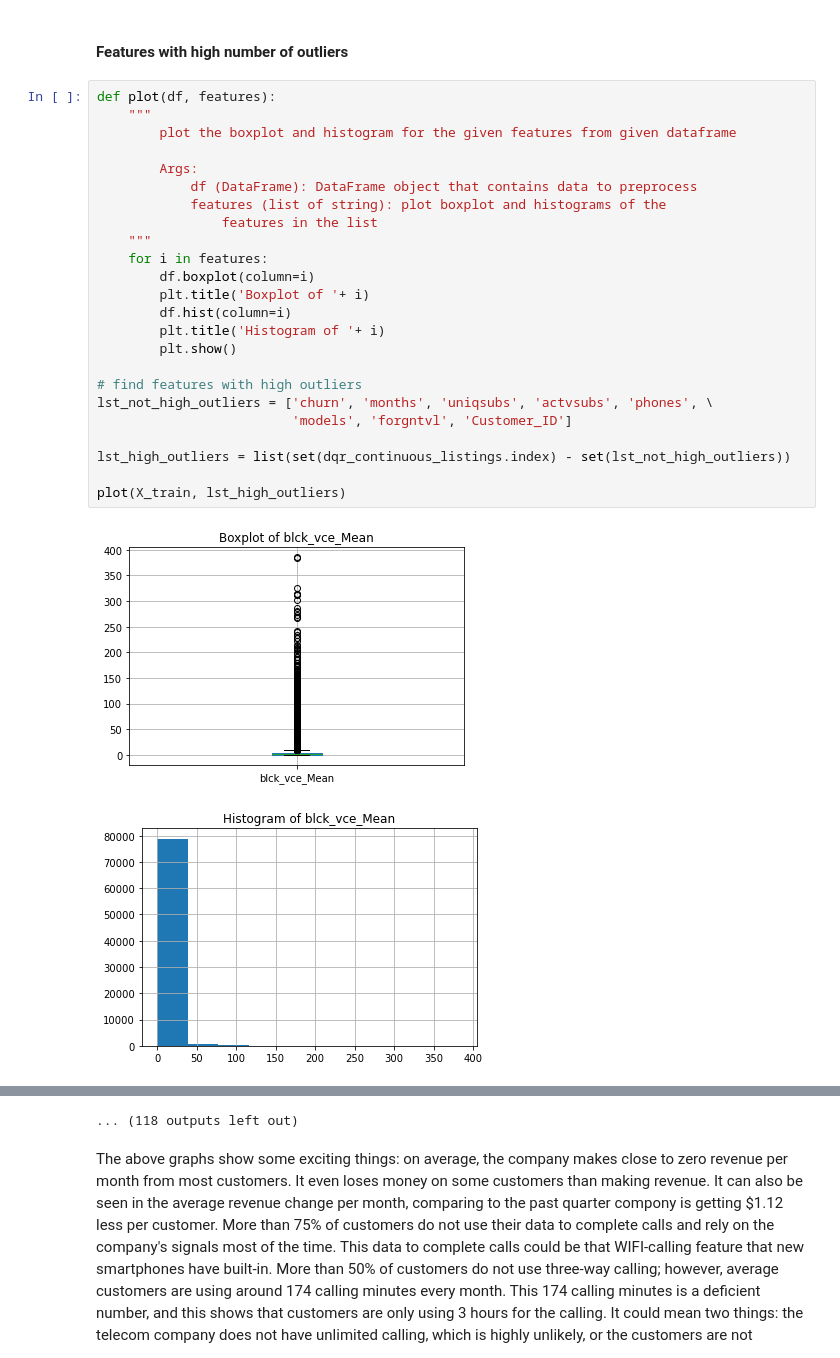
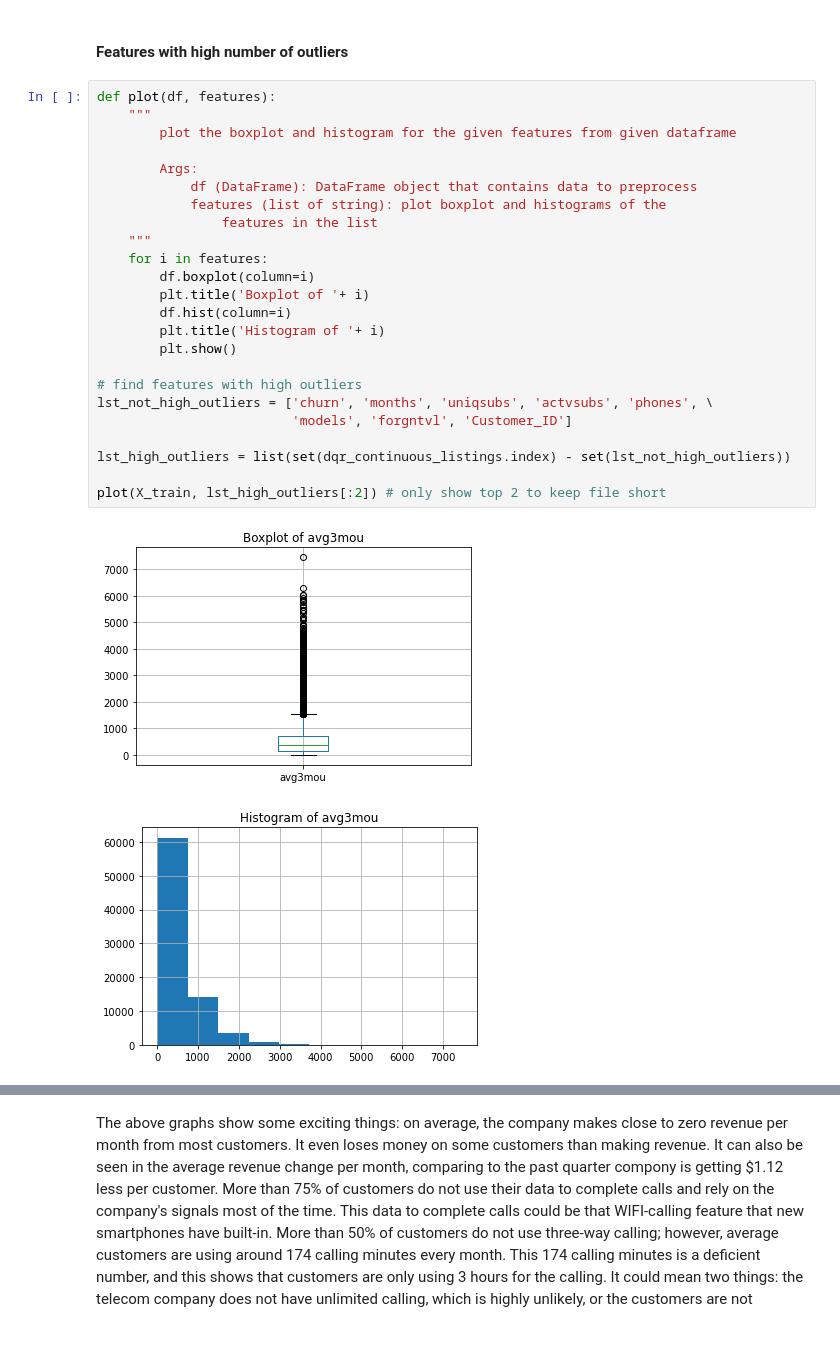
Before and after one commit to ravipatel7003/Customer_Churn, a Jupyter notebook: Churn Prediction.ipynb, the cells around one changed output, grey strips where cells are left out. Drawn from its saved outputs; the diff is of its cells as text.

Commit message:
shorted some outputs

```diff
--- a/Churn Prediction.ipynb
+++ b/Churn Prediction.ipynb
@@ -247,27 +247,27 @@ Some features contain high values, but from the problem domain knowledge, these
 # %%
 def plot(df, features):
     """
         plot the boxplot and histogram for the given features from given dataframe
 
         Args:
             df (DataFrame): DataFrame object that contains data to preprocess
             features (list of string): plot boxplot and histograms of the
                 features in the list
     """
     for i in features:
         df.boxplot(column=i)
         plt.title('Boxplot of '+ i)
         df.hist(column=i)
         plt.title('Histogram of '+ i)
         plt.show()
 
 # find features with high outliers
 lst_not_high_outliers = ['churn', 'months', 'uniqsubs', 'actvsubs', 'phones', \
                          'models', 'forgntvl', 'Customer_ID']
 
 lst_high_outliers = list(set(dqr_continuous_listings.index) - set(lst_not_high_outliers))
 
-plot(X_train, lst_high_outliers)
+plot(X_train, lst_high_outliers[:2]) # only show top 2 to keep file short
 # %% [output]
-[figure, old version]
+[figure, new version]
-[figure, old version]
+[figure, new version]
@@ -284,4 +276,3 @@ plot(X_train, lst_high_outliers)
-... (118 outputs left out)
 # %% [markdown]
 The above graphs show some exciting things: on average, the company makes close to zero revenue per month from most customers. It even loses money on some customers than making revenue. It can also be seen in the average revenue change per month, comparing to the past quarter compony is getting $1.12 less per customer. More than 75% of customers do not use their data to complete calls and rely on the company's signals most of the time. This data to complete calls could be that WIFI-calling feature that new smartphones have built-in. More than 50% of customers do not use three-way calling; however, average customers are using around 174 calling minutes every month. This 174 calling minutes is a deficient number, and this shows that customers are only using 3 hours for the calling. It could mean two things: the telecom company does not have unlimited calling, which is highly unlikely, or the customers are not attached to the phone and do not use it there as often. The last thing to notice is that, on average, customers stay with the company for around 19 months; this includes long-time customers, prepaid, postpaid and customers who have an agreement with the company. As stated earlier, a company can spend less money retaining current customers than getting new ones.
 # %% [markdown]
```
Also changed, not shown: parts of 3 cells of this notebook.
